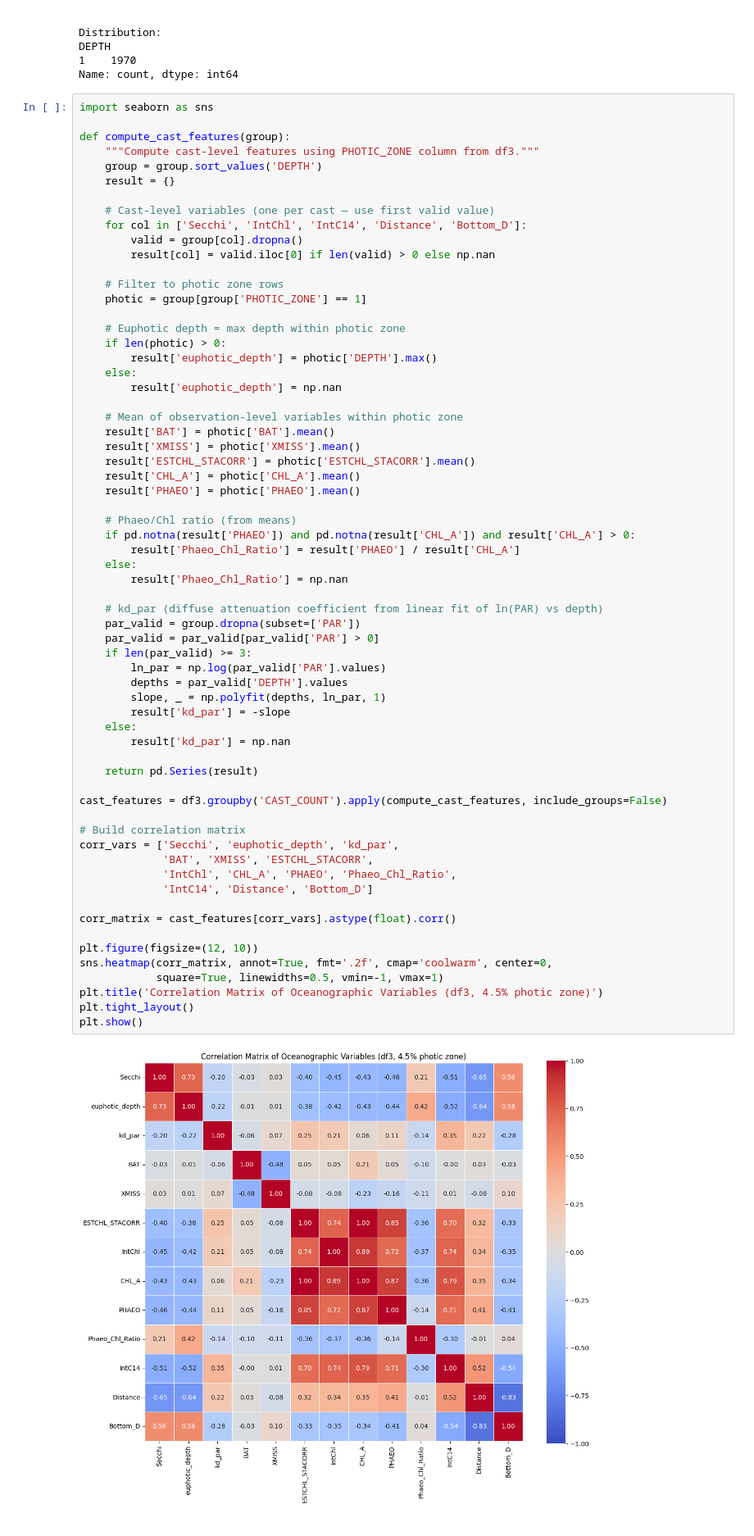
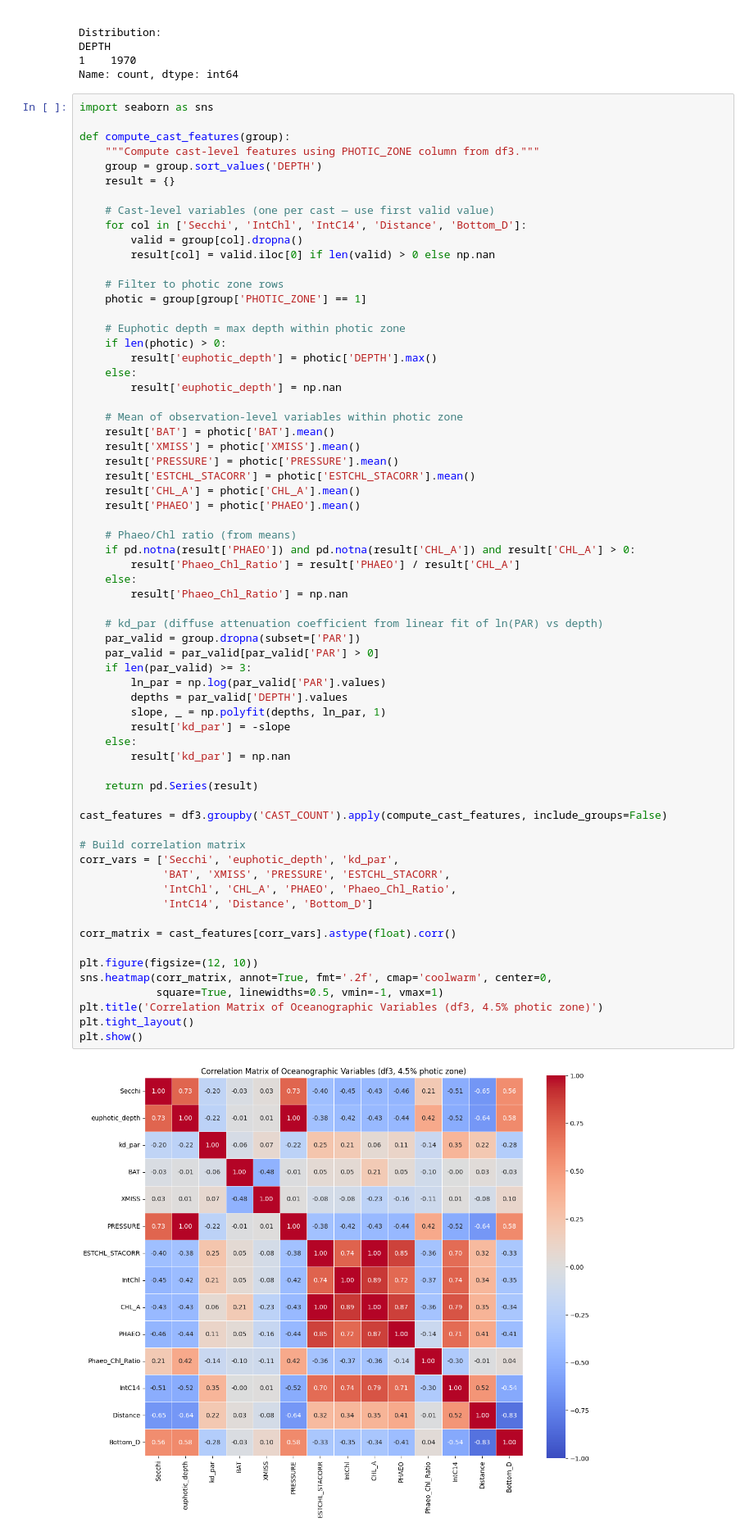
Before and after one commit to LucasC212/Scripps-Light-Attenuation-Capstone-Project, a Jupyter notebook: scripts/EDA-secchi_vs_PAR_euphotic_zone.ipynb, the cells around one changed output. Shown at 82% size. Cells and saved outputs as stored; diff of their text form.

```diff
--- a/scripts/EDA-secchi_vs_PAR_euphotic_zone.ipynb
+++ b/scripts/EDA-secchi_vs_PAR_euphotic_zone.ipynb
@@ -382,6 +382,7 @@ def compute_cast_features(group):
     # Mean of observation-level variables within photic zone
     result['BAT'] = photic['BAT'].mean()
     result['XMISS'] = photic['XMISS'].mean()
+    result['PRESSURE'] = photic['PRESSURE'].mean()
     result['ESTCHL_STACORR'] = photic['ESTCHL_STACORR'].mean()
     result['CHL_A'] = photic['CHL_A'].mean()
     result['PHAEO'] = photic['PHAEO'].mean()
@@ -394,35 +395,35 @@ def compute_cast_features(group):
 
     # kd_par (diffuse attenuation coefficient from linear fit of ln(PAR) vs depth)
     par_valid = group.dropna(subset=['PAR'])
     par_valid = par_valid[par_valid['PAR'] > 0]
     if len(par_valid) >= 3:
         ln_par = np.log(par_valid['PAR'].values)
         depths = par_valid['DEPTH'].values
         slope, _ = np.polyfit(depths, ln_par, 1)
         result['kd_par'] = -slope
     else:
         result['kd_par'] = np.nan
 
     return pd.Series(result)
 
 cast_features = df3.groupby('CAST_COUNT').apply(compute_cast_features, include_groups=False)
 
 # Build correlation matrix
 corr_vars = ['Secchi', 'euphotic_depth', 'kd_par',
-             'BAT', 'XMISS', 'ESTCHL_STACORR',
+             'BAT', 'XMISS', 'PRESSURE', 'ESTCHL_STACORR',
              'IntChl', 'CHL_A', 'PHAEO', 'Phaeo_Chl_Ratio',
              'IntC14', 'Distance', 'Bottom_D']
 
 corr_matrix = cast_features[corr_vars].astype(float).corr()
 
 plt.figure(figsize=(12, 10))
 sns.heatmap(corr_matrix, annot=True, fmt='.2f', cmap='coolwarm', center=0,
             square=True, linewidths=0.5, vmin=-1, vmax=1)
 plt.title('Correlation Matrix of Oceanographic Variables (df3, 4.5% photic zone)')
 plt.tight_layout()
 plt.show()
 # %% [output]
-[figure, old version]
+[figure, new version]
 # %%
 # Calculate photic depths at different light thresholds (1% to 15%) using 2m PAR as baseline
 
```
Also changed, not shown: parts of 1 cell of this notebook, 3 other files.
